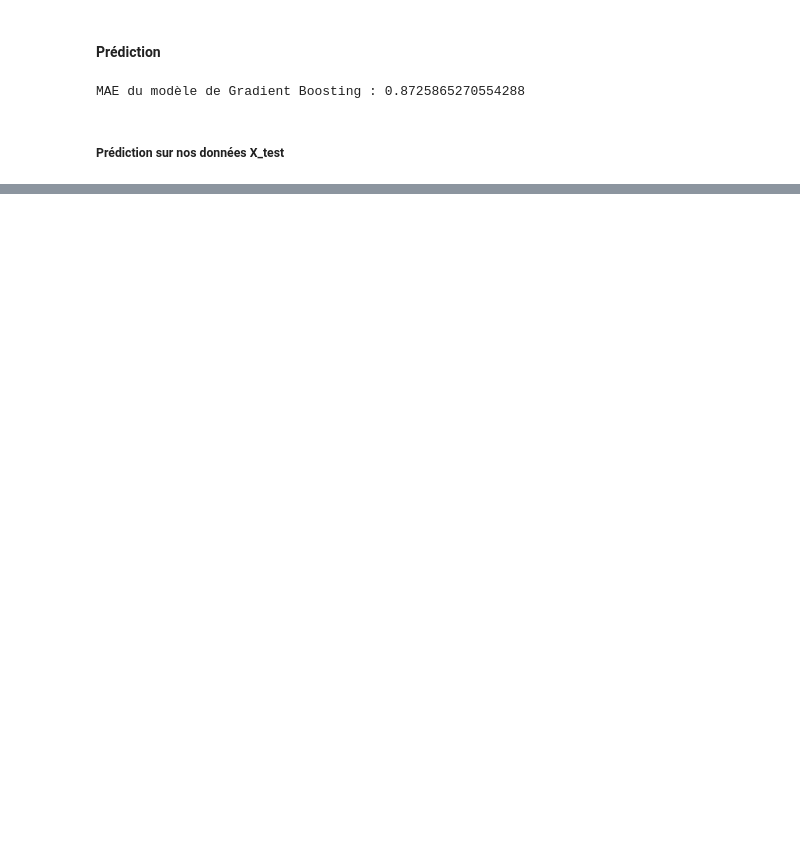
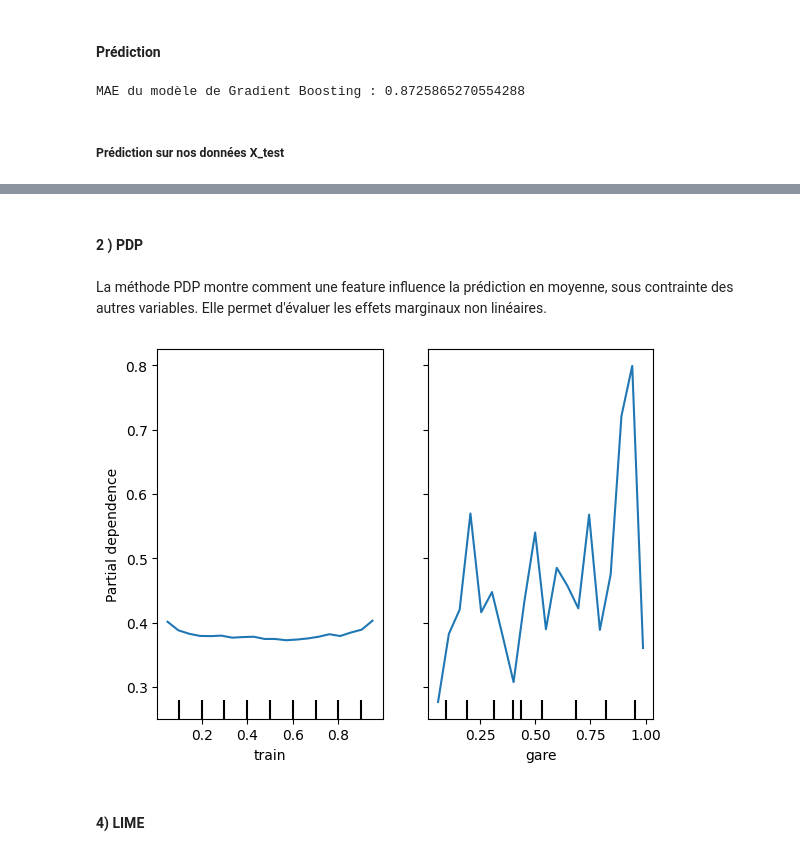
Before and after one commit to Timodang/Projet_ML, a Jupyter notebook: projet_ML.ipynb, the cells around one changed output, grey strips where cells are left out. Drawn from its saved outputs; the diff is of its cells as text; code cells hidden in the pictures; blank space fills up the shorter version.

```diff
--- a/projet_ML.ipynb
+++ b/projet_ML.ipynb
@@ -1439,0 +1390,21 @@ Interprétation
+# %% [markdown]
+#### 2 ) PDP
+# %% [markdown]
+La méthode PDP montre comment une feature influence la prédiction en moyenne, sous contrainte des autres variables. Elle permet d'évaluer les effets marginaux non linéaires.
+# %%
+from sklearn.inspection import PartialDependenceDisplay
+
+# Exemple pour 2 features importantes
+features_to_plot = [0, 1]  # Remplacer par les indices des features cibles
+PartialDependenceDisplay.from_estimator(
+    model_bagging,
+    X_train_method_test,
+    features=features_to_plot,
+    feature_names=X_train.columns,
+    grid_resolution=20
+)
+plt.show()
+# %% [output]
+[figure, added]
+# %% [markdown]
+#### 4) LIME
```
Also changed, not shown: parts of 81 cells of this notebook.
